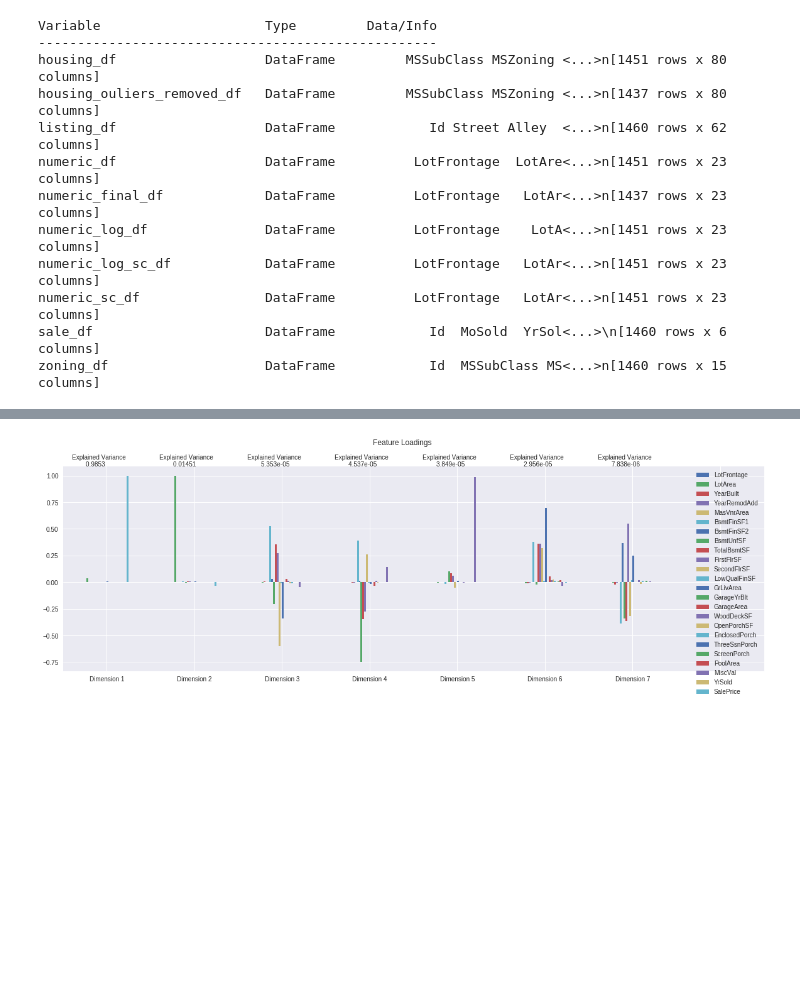
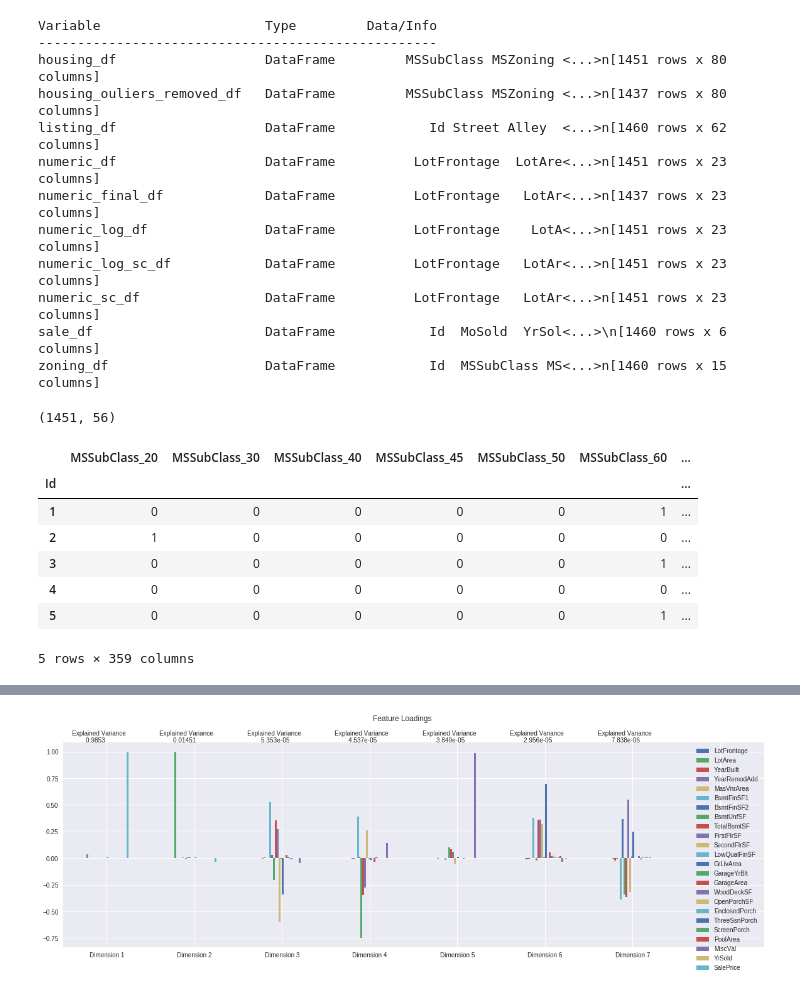
Before and after one commit to Shimakh/Ames-Housing-Project, a Jupyter notebook: ipynb/04-clustering.ipynb, the cells around one changed output, grey strips where cells are left out. Saved outputs shown, nothing was run; the diff lists cells and outputs as text; code cells hidden in the pictures; blank space fills up the shorter version.

```diff
--- a/ipynb/04-clustering.ipynb
+++ b/ipynb/04-clustering.ipynb
@@ -32,3 +36,7 @@ numeric_df = housing_df.select_dtypes(exclude=['category']).copy()
 # %%
 categorical = housing_df.select_dtypes(include=['category']).copy()
+# %%
+categorical.shape
+# %% [output]
+(1451, 56)
 # %%
@@ -35,0 +45,11 @@ categorical_df = pd.get_dummies(categorical, prefix_sep='_',)
+# %%
+categorical_df.head()
+# %% [output]
+|  | MSSubClass_20 | MSSubClass_30 | MSSubClass_40 | MSSubClass_45 | MSSubClass_50 | MSSubClass_60 | ... |
+| Id |  |  |  |  |  |  | ... |
+| 1 | 0 | 0 | 0 | 0 | 0 | 1 | ... |
+| 2 | 1 | 0 | 0 | 0 | 0 | 0 | ... |
+| 3 | 0 | 0 | 0 | 0 | 0 | 1 | ... |
+| 4 | 0 | 0 | 0 | 0 | 0 | 0 | ... |
+| 5 | 0 | 0 | 0 | 0 | 0 | 1 | ... |
+5 rows × 359 columns
```
Also changed, not shown: parts of 13 cells of this notebook, 4 other files.
